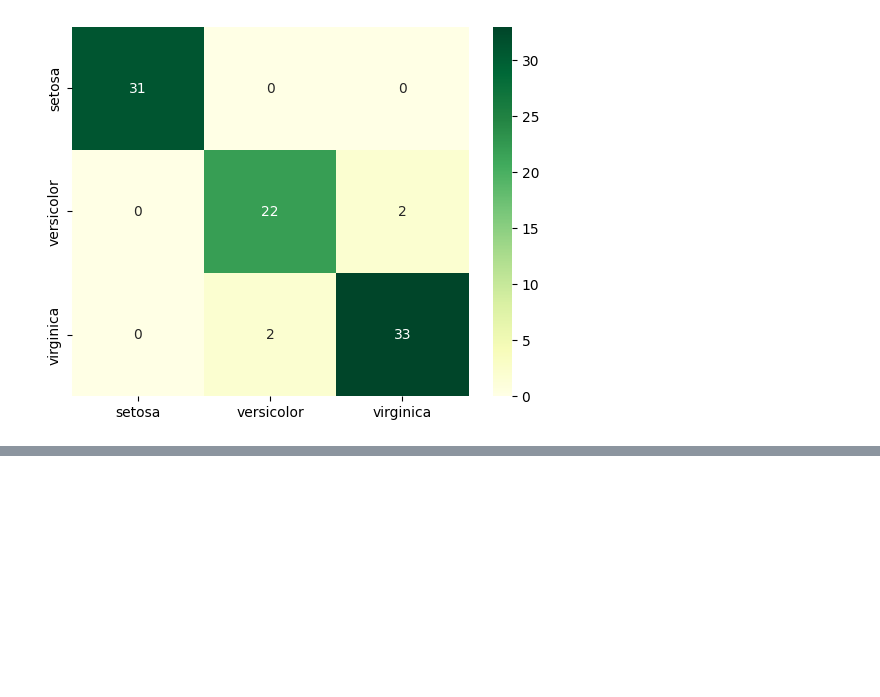
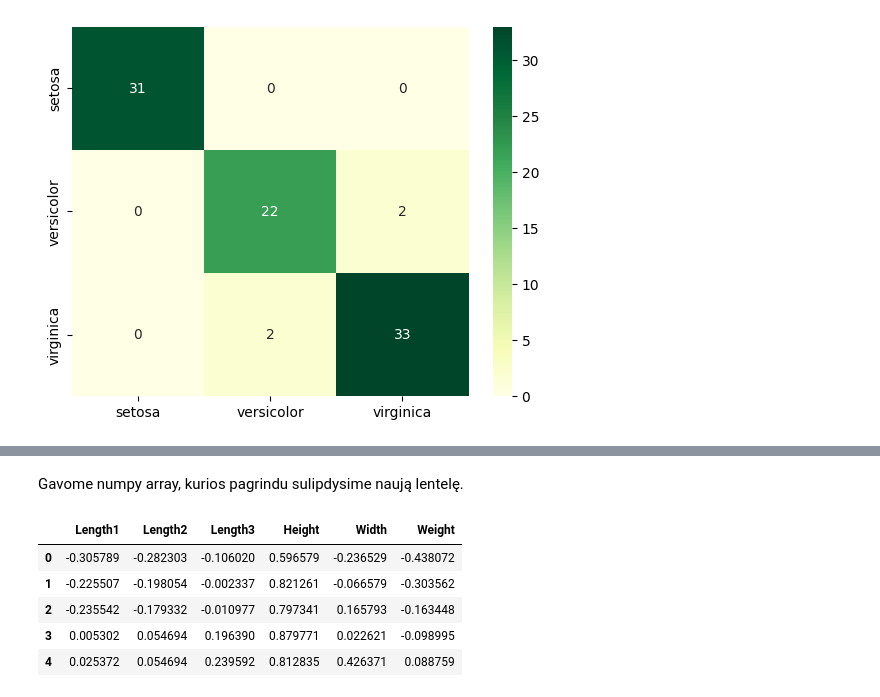
Before and after one commit to IngridaVaitkuviene/ptu5_antra_dalis, a Jupyter notebook: _1031_ai_logistic_regression.ipynb, the cells around one changed output, grey strips where cells are left out. Saved outputs shown, nothing was run; the diff lists cells and outputs as text; code cells hidden in the pictures; blank space fills up the shorter version.

```diff
--- a/_1031_ai_logistic_regression.ipynb
+++ b/_1031_ai_logistic_regression.ipynb
@@ -204,0 +309,12 @@ sns.heatmap(cm, annot=True, xticklabels=iris['species'].unique(), yticklabels=ir
+# %% [markdown]
+Gavome numpy array, kurios pagrindu sulipdysime naują lentelę.
+# %%
+features = pd.DataFrame(scaled_features, columns=XX.columns)
+features.head()
+# %% [output]
+|  | Length1 | Length2 | Length3 | Height | Width | Weight |
+| 0 | -0.305789 | -0.282303 | -0.106020 | 0.596579 | -0.236529 | -0.438072 |
+| 1 | -0.225507 | -0.198054 | -0.002337 | 0.821261 | -0.066579 | -0.303562 |
+| 2 | -0.235542 | -0.179332 | -0.010977 | 0.797341 | 0.165793 | -0.163448 |
+| 3 | 0.005302 | 0.054694 | 0.196390 | 0.879771 | 0.022621 | -0.098995 |
+| 4 | 0.025372 | 0.054694 | 0.239592 | 0.812835 | 0.426371 | 0.088759 |
```
Also changed, not shown: parts of 15 cells of this notebook, 2 other files.
